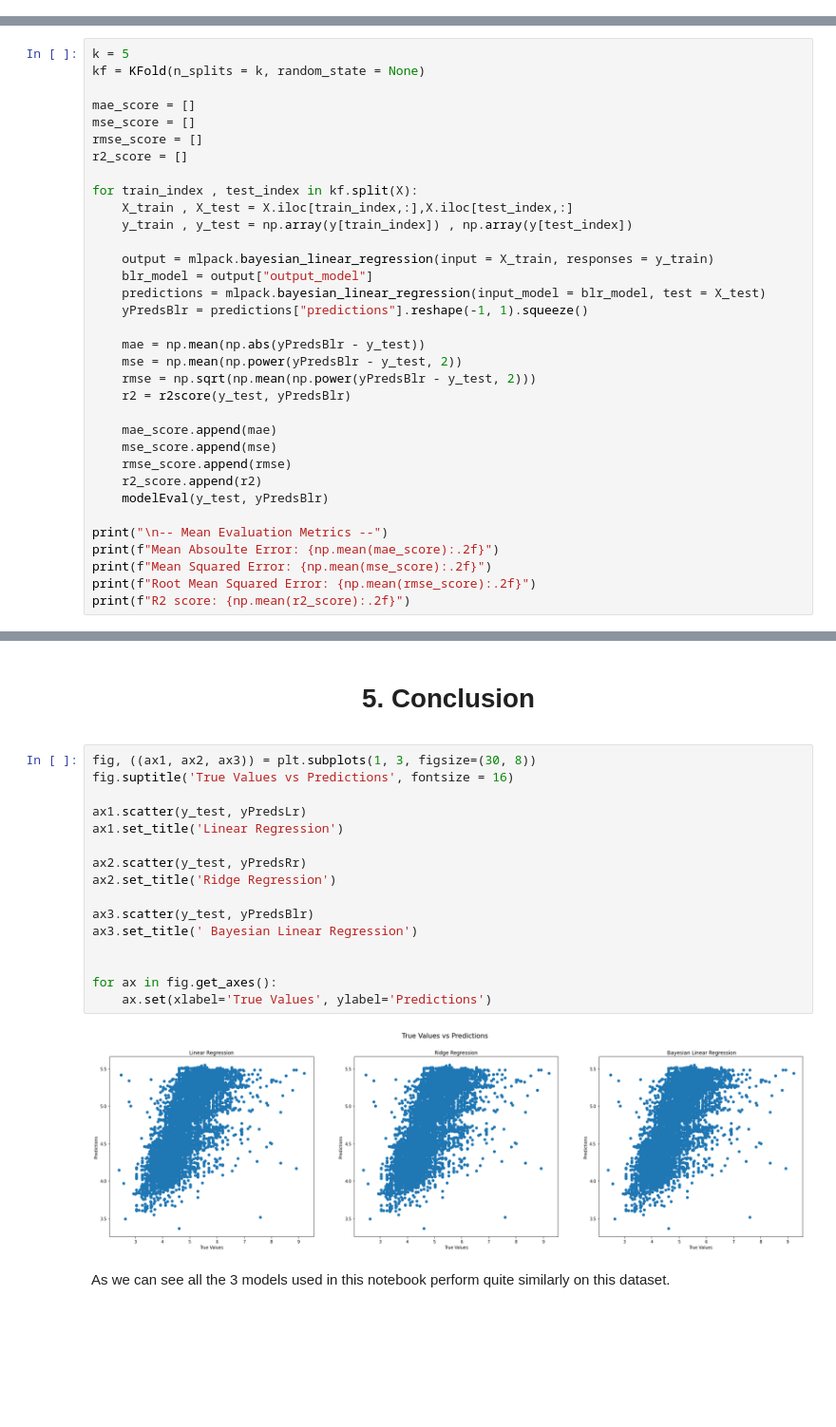
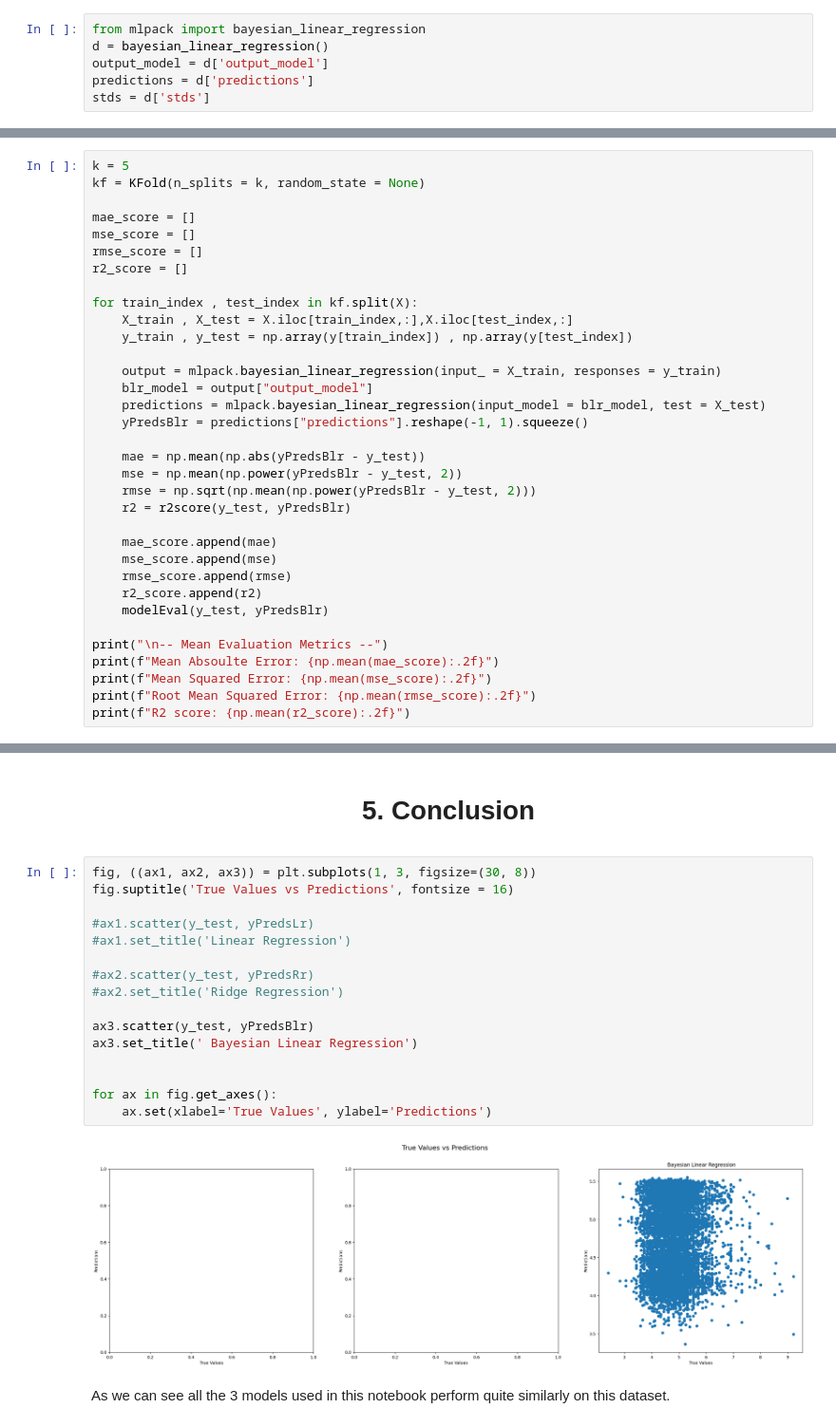
Before and after one commit to tunglinwood/examples, a Jupyter notebook: airbnb_price_prediction_regression/airbnb_price_prediction_regression_py.ipynb, the cells around one changed output, grey strips where cells are left out. Shown at 95% size. Drawn from its saved outputs; the diff is of its cells as text; blank space fills up the shorter version.

```diff
--- a/airbnb_price_prediction_regression/airbnb_price_prediction_regression_py.ipynb
+++ b/airbnb_price_prediction_regression/airbnb_price_prediction_regression_py.ipynb
@@ -721,0 +829,6 @@ R2 score: 0.46
+# %%
+from mlpack import bayesian_linear_regression
+d = bayesian_linear_regression()
+output_model = d['output_model']
+predictions = d['predictions']
+stds = d['stds']
@@ -796,7 +899,7 @@ for train_index , test_index in kf.split(X):
     X_train , X_test = X.iloc[train_index,:],X.iloc[test_index,:]
     y_train , y_test = np.array(y[train_index]) , np.array(y[test_index])
 
-    output = mlpack.bayesian_linear_regression(input = X_train, responses = y_train)
+    output = mlpack.bayesian_linear_regression(input_ = X_train, responses = y_train)
     blr_model = output["output_model"]
     predictions = mlpack.bayesian_linear_regression(input_model = blr_model, test = X_test)
     yPredsBlr = predictions["predictions"].reshape(-1, 1).squeeze()
@@ -840,21 +943,21 @@ R2 score: 0.46
 # %%
 fig, ((ax1, ax2, ax3)) = plt.subplots(1, 3, figsize=(30, 8))
 fig.suptitle('True Values vs Predictions', fontsize = 16)
 
-ax1.scatter(y_test, yPredsLr)
-ax1.set_title('Linear Regression')
+#ax1.scatter(y_test, yPredsLr)
+#ax1.set_title('Linear Regression')
 
-ax2.scatter(y_test, yPredsRr)
-ax2.set_title('Ridge Regression')
+#ax2.scatter(y_test, yPredsRr)
+#ax2.set_title('Ridge Regression')
 
 ax3.scatter(y_test, yPredsBlr)
 ax3.set_title(' Bayesian Linear Regression')
 
 
 for ax in fig.get_axes():
     ax.set(xlabel='True Values', ylabel='Predictions')
 # %% [output]
-[figure, old version]
+[figure, new version]
 # %% [markdown]
 As we can see all the 3 models used in this notebook perform quite similarly on this dataset.
 # %% [markdown]
```
Also changed, not shown: parts of 14 cells of this notebook, 1 other file.
